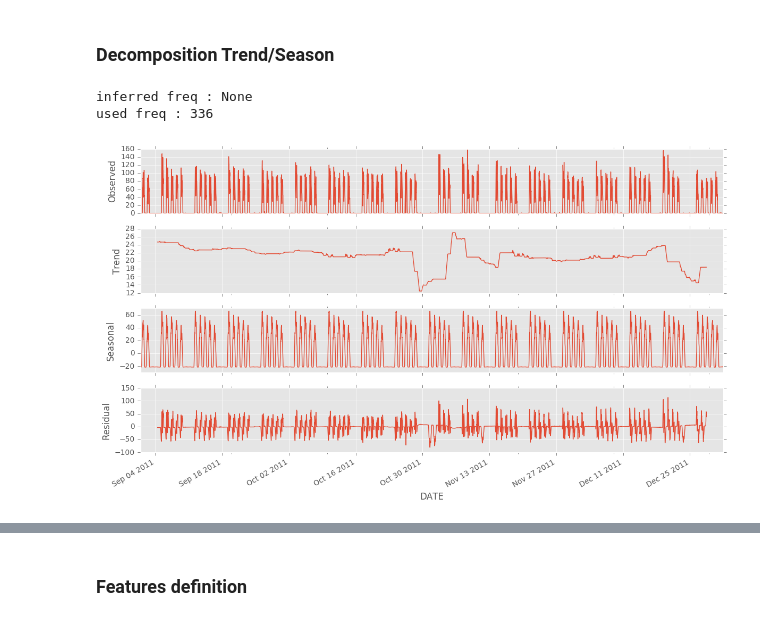
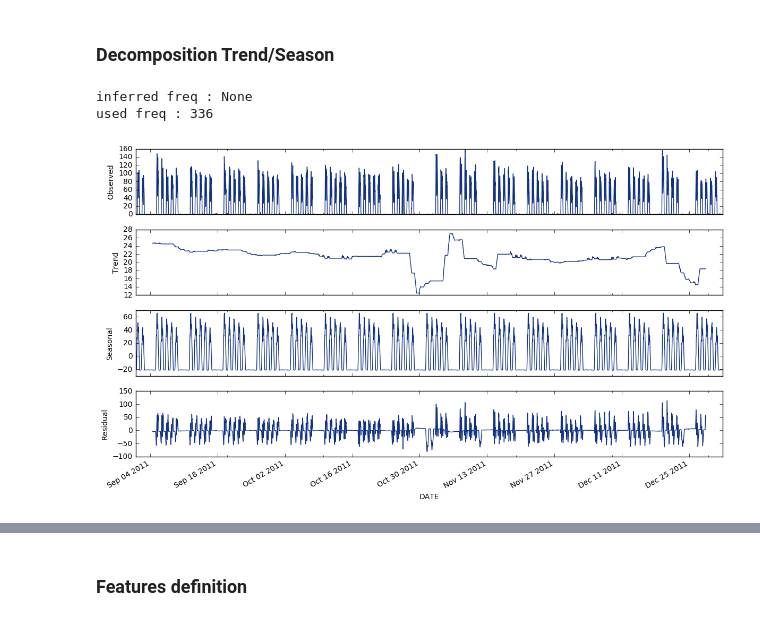
Before and after one commit to GRichard513/AxaChallenge, a Jupyter notebook: Projet_Axa_Antoine.ipynb, the cells around one changed output, grey strips where cells are left out. Drawn from its saved outputs; the diff is of its cells as text; code cells hidden in the pictures.

```diff
--- a/Projet_Axa_Antoine.ipynb
+++ b/Projet_Axa_Antoine.ipynb
@@ -25,7 +26,11 @@ blue_light = '#029aed'
 orange_med = '#ff5722'
 green_light = '#63a600'
 gray_light = '#666666'
+blue_AXA = '#103184'
+red_AXA = '#ff1821'
 cal = France()
+# set colors for graphs
+mpl.rcParams['axes.color_cycle'] = [blue_AXA, red_AXA, gray_light]
 # %%
 # create DataFrame with public holliday in France for years 2011, 2012, 2013, 2014
 holiday_map = pd.DataFrame()
@@ -38,11 +43,6 @@ for year in [2011,2012,2013,2014]:
 ## Loading data
 # %%
 # loading the train data
-data = pd.read_csv('data/train.csv', sep=";", parse_dates=['DATE'], index_col = ['DATE'], nrows = 3*10e5)
+data = pd.read_csv('data/train.csv', sep=";", parse_dates=['DATE'], index_col = ['DATE'])#, nrows = 3*1e5)
 data['DATE'] = data.index
 # data.head()
-
-# loading the test data
-submission = pd.read_csv('documentation/submission.txt', sep="\t", parse_dates=['DATE'], index_col = ['DATE'])
-submission['DATE'] = submission.index
-# submission.head()
@@ -84,7 +101,7 @@ def format_label():
     y_df = pd.DataFrame()
     for cat in data.ASS_ASSIGNMENT.unique() :
         y_df[cat] = df1['CSPL_CALLS'][cat]
-    # y_df.head()
+    y_df.head()
 
     return y_df
 
@@ -94,26 +111,26 @@ y_df = format_label()
 # %%
 # trying to infer frequence (not working)
 inferred_freq = y_df.index.inferred_freq
 used_freq = 336
 print('inferred freq : %s' %inferred_freq)
 print('used freq : %s' %used_freq)
 
 
 # seasonal decomposition
 y_df.Nuit.interpolate(inplace=True)
 decomposition = sm.tsa.seasonal_decompose(y_df['2011-09':'2011-12'].CAT, freq=used_freq)
 
-trend = decomposition.trend
-seasonal = decomposition.seasonal
-residual = decomposition.resid
+# trend = decomposition.trend
+# seasonal = decomposition.seasonal
+# residual = decomposition.resid
 
 # plot trend, season, resid
 fig = decomposition.plot()
 fig.set_size_inches(12, 7)
 fig.tight_layout()
 plt.style.use('ggplot')
 plt.show()
 # %% [output]
 inferred freq : None
 used freq : 336
-[figure, old version]
+[figure, new version]
```
Also changed, not shown: parts of 22 cells of this notebook.
